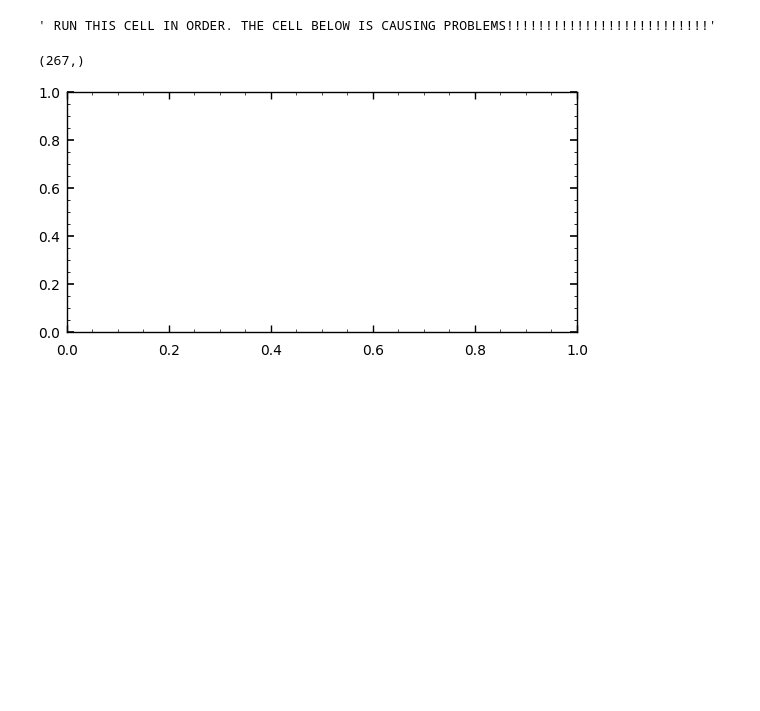
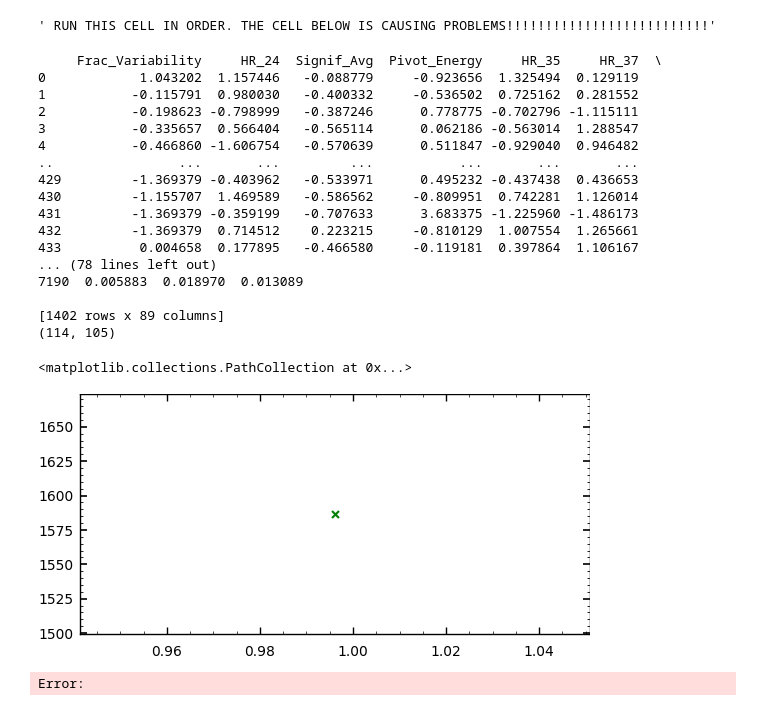
Before and after one commit to IoanPJ/Final_year_project_IMPJ, a Jupyter notebook: ML/separability_of_variables.ipynb, the cells around one changed output. Cells and saved outputs as stored; diff of their text form; code cells hidden in the pictures; blank space fills up the shorter version.

```diff
--- a/ML/separability_of_variables.ipynb
+++ b/ML/separability_of_variables.ipynb
@@ -185,31 +185,62 @@ The overall percentage of RDGs in the sample is 4.377880184331797% of 434 (rerun
 # %%
 bll_feat = np.array([])
 fsrq_feat = np.array([])
 rdg_feat = np.array([])
+bll_prob = np.array([])
+fsrq_prob = np.array([])
+rdg_prob = np.array([])
 
+
+print(rdgdata)
+print(data)
 complete = pd.merge(data,rdgdata, right_index=True,left_index=True, how = 'inner')
 # All 'data' columns are now followed by _x and all 'rdgdata' columns are followed by _y UNLESS they are unique
+print(complete.shape)
+complete.to_csv('test.csv')
 
 feat = np.array(complete['Pivot_Energy_x'])
+yprobs = np.array(complete['y_probs_bll'])
 classes1 = np.array(complete['CLASS1_x'])
 
 for i in range(0,len(classes1)):
     if classes1[i] == 1:
-        bll_feat = np.append(bll,feat[i])
+        bll_feat = np.append(bll_feat,feat[i])
+        bll_prob = np.append(bll_prob,yprobs[i])
     elif classes1[i] == 2:
-        fsrq_feat = np.append(fsrq,feat[i])
+        fsrq_feat = np.append(fsrq_feat,feat[i])
+        fsrq_prob = np.append(fsrq_prob,yprobs[i])
     elif classes1[i] == 3:
-        rdg_feat = np.append(rdg,feat[i])
+        rdg_feat = np.append(rdg_feat,feat[i])
+        rdg_prob = np.append(rdg_prob,yprobs[i])
     elif classes1[i] == 4:
         pass
     else:
         print('Error')
 
 
 fig, ax = plt.subplots()
 
-bllprobs.shape
-#ax.scatter(bll,bllprobs)
+#ax.scatter(bll_prob,bll_feat)
+#ax.scatter(fsrq_prob,fsrq_feat)
+ax.scatter(rdg_prob,rdg_feat,marker='x',color='green')
 # %% [output]
-(267,)
+     Frac_Variability     HR_24  Signif_Avg  Pivot_Energy     HR_35     HR_37  \
+0            1.043202  1.157446   -0.088779     -0.923656  1.325494  0.129119
+1           -0.115791  0.980030   -0.400332     -0.536502  0.725162  0.281552
+2           -0.198623 -0.798999   -0.387246      0.778775 -0.702796 -1.115111
+3           -0.335657  0.566404   -0.565114      0.062186 -0.563014  1.288547
+4           -0.466860 -1.606754   -0.570639      0.511847 -0.929040  0.946482
+..                ...       ...         ...           ...       ...       ...
+429         -1.369379 -0.403962   -0.533971      0.495232 -0.437438  0.436653
+430         -1.155707  1.469589   -0.586562     -0.809951  0.742281  1.126014
+431         -1.369379 -0.359199   -0.707633      3.683375 -1.225960 -1.486173
+432         -1.369379  0.714512    0.223215     -0.810129  1.007554  1.265661
+433          0.004658  0.177895   -0.466580     -0.119181  0.397864  1.106167
+... (78 lines left out)
+7190  0.005883  0.018970  0.013089
+
+[1402 rows x 89 columns]
+(114, 105)
+<matplotlib.collections.PathCollection at 0x...>
-[figure, old version]
+[figure, new version]
+Error:
```
Also changed, not shown: 2 other files.
